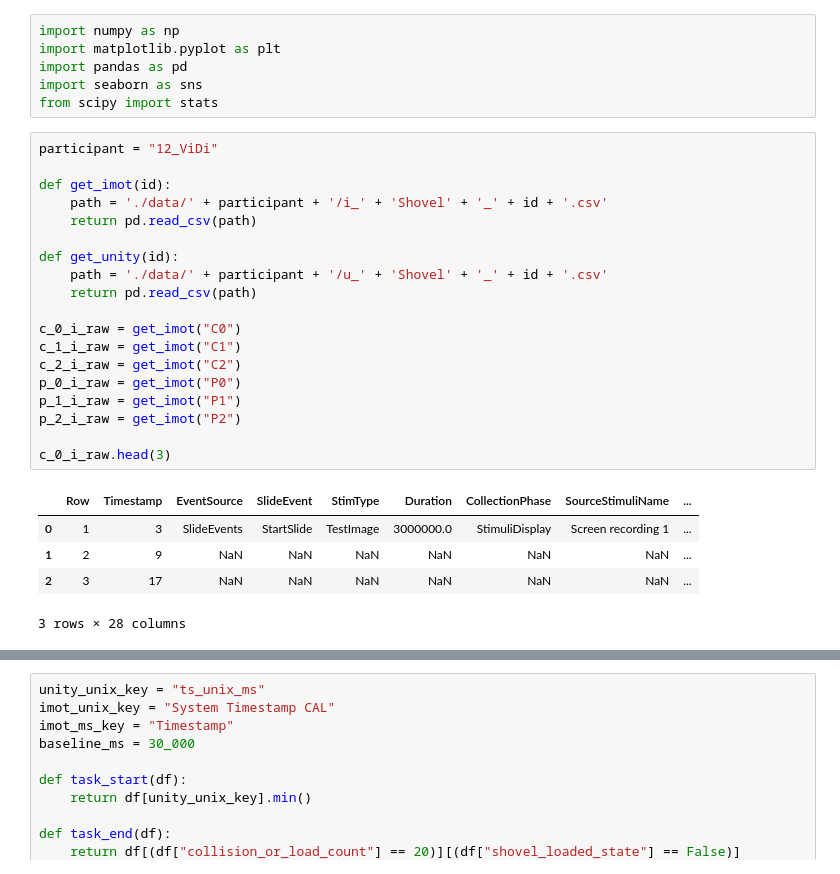
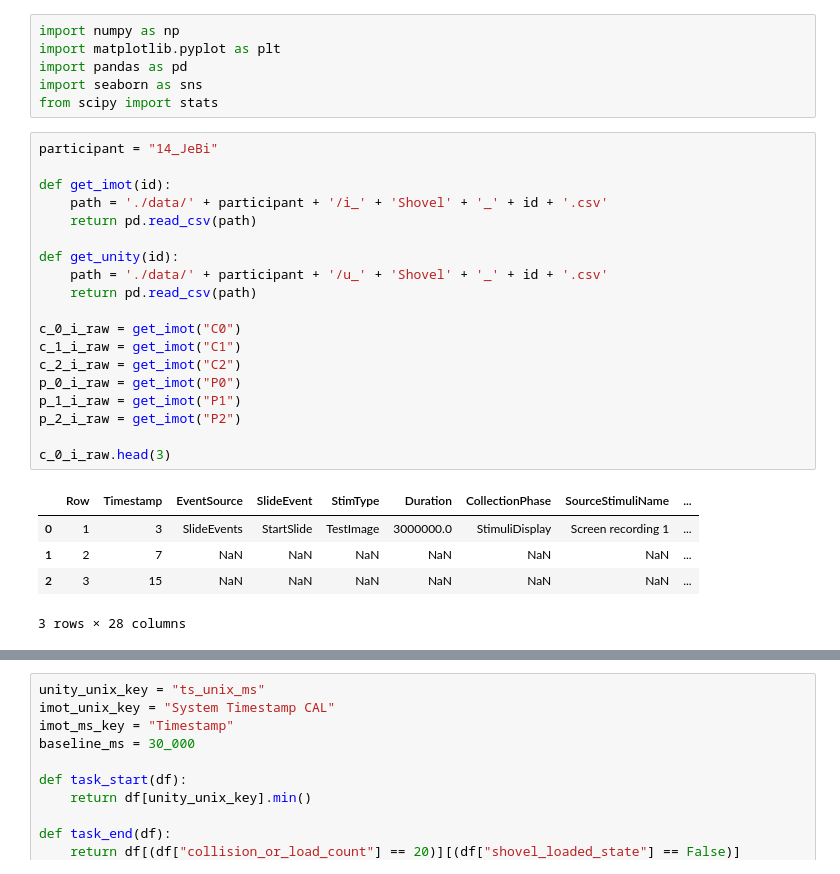
Before and after one commit to EliDll/phw-eval, a Jupyter notebook: imot_edda.ipynb, the cells around one changed output, grey strips where cells are left out. Drawn from its saved outputs; the diff is of its cells as text.

```diff
--- a/imot_edda.ipynb
+++ b/imot_edda.ipynb
@@ -5,29 +5,29 @@ import pandas as pd
 import seaborn as sns
 from scipy import stats
 # %%
-participant = "12_ViDi"
+participant = "14_JeBi"
 
 def get_imot(id):
     path = './data/' + participant + '/i_' + 'Shovel' + '_' + id + '.csv'
     return pd.read_csv(path)
 
 def get_unity(id):
     path = './data/' + participant + '/u_' + 'Shovel' + '_' + id + '.csv'
     return pd.read_csv(path)
 
 c_0_i_raw = get_imot("C0")
 c_1_i_raw = get_imot("C1")
 c_2_i_raw = get_imot("C2")
 p_0_i_raw = get_imot("P0")
 p_1_i_raw = get_imot("P1")
 p_2_i_raw = get_imot("P2")
 
 c_0_i_raw.head(3)
 # %% [output]
 |  | Row | Timestamp | EventSource | SlideEvent | StimType | Duration | CollectionPhase | SourceStimuliName | ... |
 | 0 | 1 | 3 | SlideEvents | StartSlide | TestImage | 3000000.0 | StimuliDisplay | Screen recording 1 | ... |
-| 1 | 2 | 9 | NaN | NaN | NaN | NaN | NaN | NaN | ... |
-| 2 | 3 | 17 | NaN | NaN | NaN | NaN | NaN | NaN | ... |
+| 1 | 2 | 7 | NaN | NaN | NaN | NaN | NaN | NaN | ... |
+| 2 | 3 | 15 | NaN | NaN | NaN | NaN | NaN | NaN | ... |
 3 rows × 28 columns
 # %%
 c_0_u = get_unity("C0")
```
Also changed, not shown: parts of 7 cells of this notebook, 50 other files.
